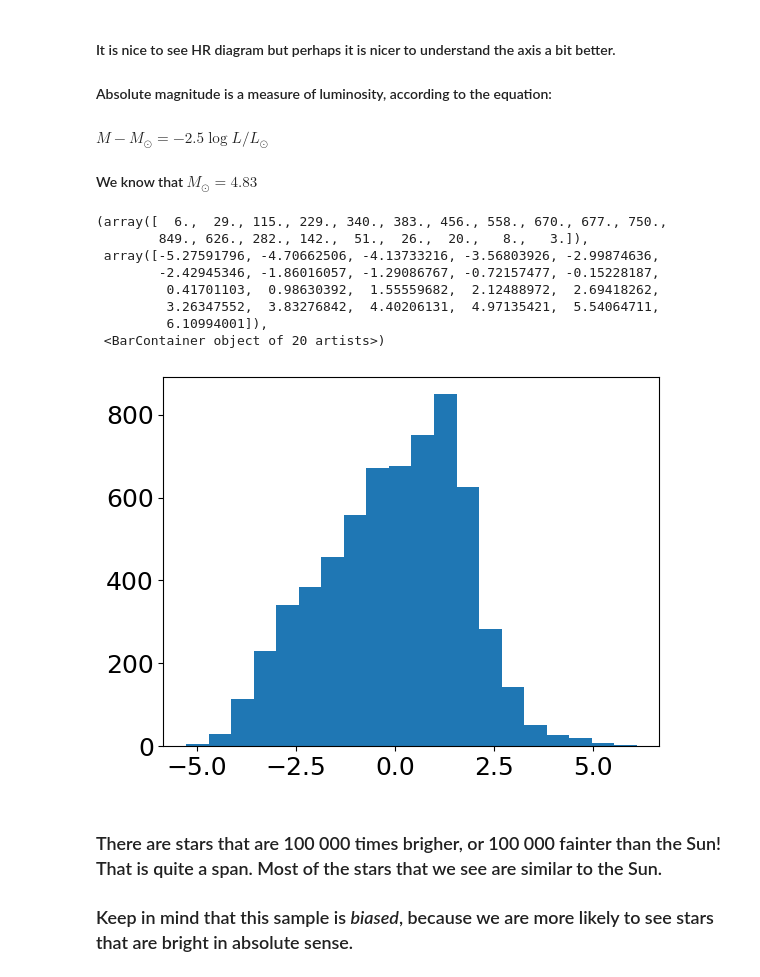
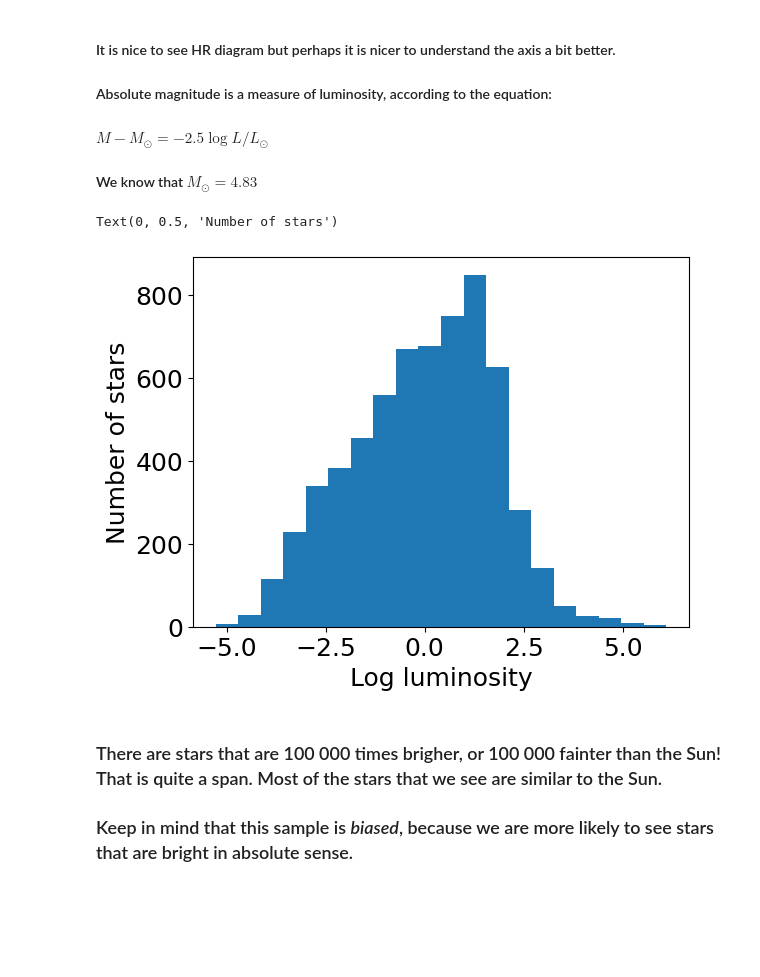
Before and after one commit to ivanzmilic/taipss, a Jupyter notebook: handson/handson1.ipynb, the cells around one changed output. Saved outputs shown, nothing was run; the diff lists cells and outputs as text; code cells hidden in the pictures; blank space fills up the shorter version.

```diff
--- a/handson/handson1.ipynb
+++ b/handson/handson1.ipynb
@@ -120,17 +120,12 @@ L = 10.** ((4.83 - M)/2.5)  # in units of solar mass
 # %%
 ### Let's look at the values of Luminosity:
 
 plt.hist(np.log10(L), bins = 20)
+plt.xlabel("Log luminosity")
+plt.ylabel("Number of stars")
 # %% [output]
-(array([  6.,  29., 115., 229., 340., 383., 456., 558., 670., 677., 750.,
-        849., 626., 282., 142.,  51.,  26.,  20.,   8.,   3.]),
- array([-5.27591796, -4.70662506, -4.13733216, -3.56803926, -2.99874636,
-        -2.42945346, -1.86016057, -1.29086767, -0.72157477, -0.15228187,
-         0.41701103,  0.98630392,  1.55559682,  2.12488972,  2.69418262,
-         3.26347552,  3.83276842,  4.40206131,  4.97135421,  5.54064711,
-         6.10994001]),
- <BarContainer object of 20 artists>)
+Text(0, 0.5, 'Number of stars')
-[figure, old version]
+[figure, new version]
 # %% [markdown]
 ### There are stars that are 100 000 times brigher, or 100 000 fainter than the Sun! That is quite a span. Most of the stars that we see are similar to the Sun.
 
```
Also changed, not shown: parts of 1 cell of this notebook, 2 other files.
